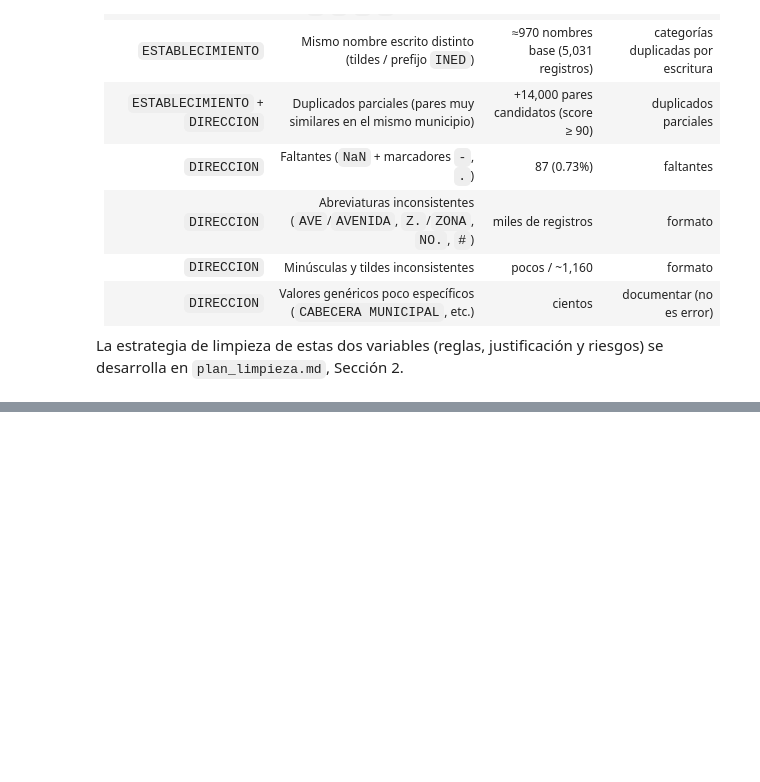
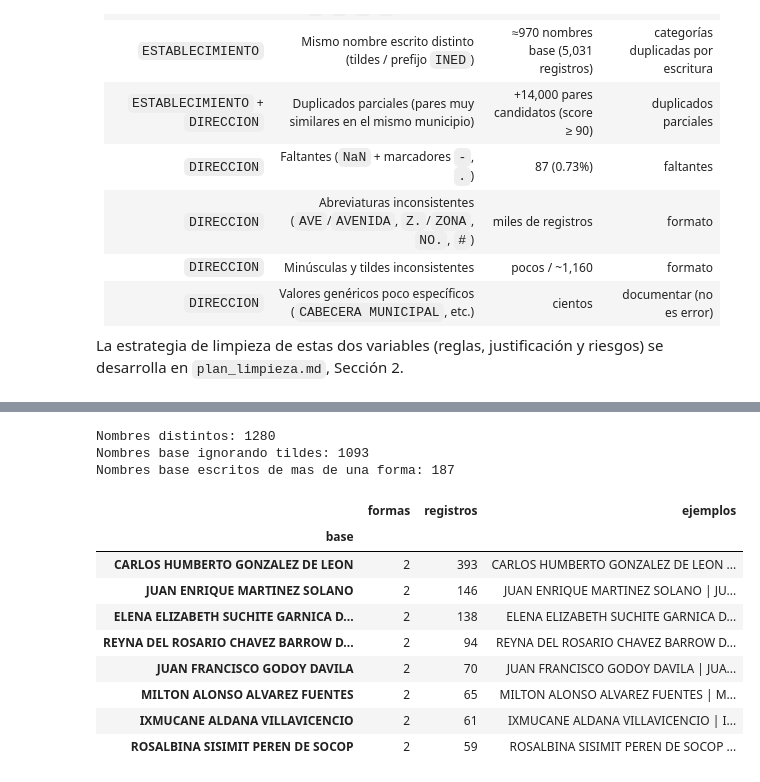
Before and after one commit to FerAHMz/proy1-ds, a Jupyter notebook: notebooks/01_diagnostico.ipynb, the cells around one changed output, grey strips where cells are left out. Drawn from its saved outputs; the diff is of its cells as text; code cells hidden in the pictures; blank space fills up the shorter version.

Commit message:
Diagnóstico: teléfono + director + supervisor

```diff
--- a/notebooks/01_diagnostico.ipynb
+++ b/notebooks/01_diagnostico.ipynb
@@ -899,0 +1065,29 @@ riesgos) se desarrolla en `plan_limpieza.md`, Sección 2.
+# %%
+sup = df["SUPERVISOR"].dropna()
+sup = sup[~sup.str.match(MARCADORES_NULO)]
+base_sup = sup.map(sin_tildes)
+
+var_sup = (pd.DataFrame({"base": base_sup.values, "original": sup.values})
+             .groupby("base")["original"]
+             .agg(formas="nunique", registros="size",
+                  ejemplos=lambda g: " | ".join(sorted(set(g))[:2])))
+var_sup = var_sup[var_sup["formas"] > 1].sort_values("registros", ascending=False)
+
+print(f"Nombres distintos: {sup.nunique()}")
+print(f"Nombres base ignorando tildes: {base_sup.nunique()}")
+print(f"Nombres base escritos de mas de una forma: {len(var_sup)}")
+var_sup.head(8)
+# %% [output]
+Nombres distintos: 1280
+Nombres base ignorando tildes: 1093
+Nombres base escritos de mas de una forma: 187
+|  | formas | registros | ejemplos |
+| base |  |  |  |
+| CARLOS HUMBERTO GONZALEZ DE LEON | 2 | 393 | CARLOS HUMBERTO GONZALEZ DE LEON ... |
+| JUAN ENRIQUE MARTINEZ SOLANO | 2 | 146 | JUAN ENRIQUE MARTINEZ SOLANO | JU... |
+| ELENA ELIZABETH SUCHITE GARNICA D... | 2 | 138 | ELENA ELIZABETH SUCHITE GARNICA D... |
+| REYNA DEL ROSARIO CHAVEZ BARROW D... | 2 | 94 | REYNA DEL ROSARIO CHAVEZ BARROW D... |
+| JUAN FRANCISCO GODOY DAVILA | 2 | 70 | JUAN FRANCISCO GODOY DAVILA | JUA... |
+| MILTON ALONSO ALVAREZ FUENTES | 2 | 65 | MILTON ALONSO ALVAREZ FUENTES | M... |
+| IXMUCANE ALDANA VILLAVICENCIO | 2 | 61 | IXMUCANE ALDANA VILLAVICENCIO | I... |
+| ROSALBINA SISIMIT PEREN DE SOCOP | 2 | 59 | ROSALBINA SISIMIT PEREN DE SOCOP ... |
```
Also changed, not shown: parts of 18 cells of this notebook.
